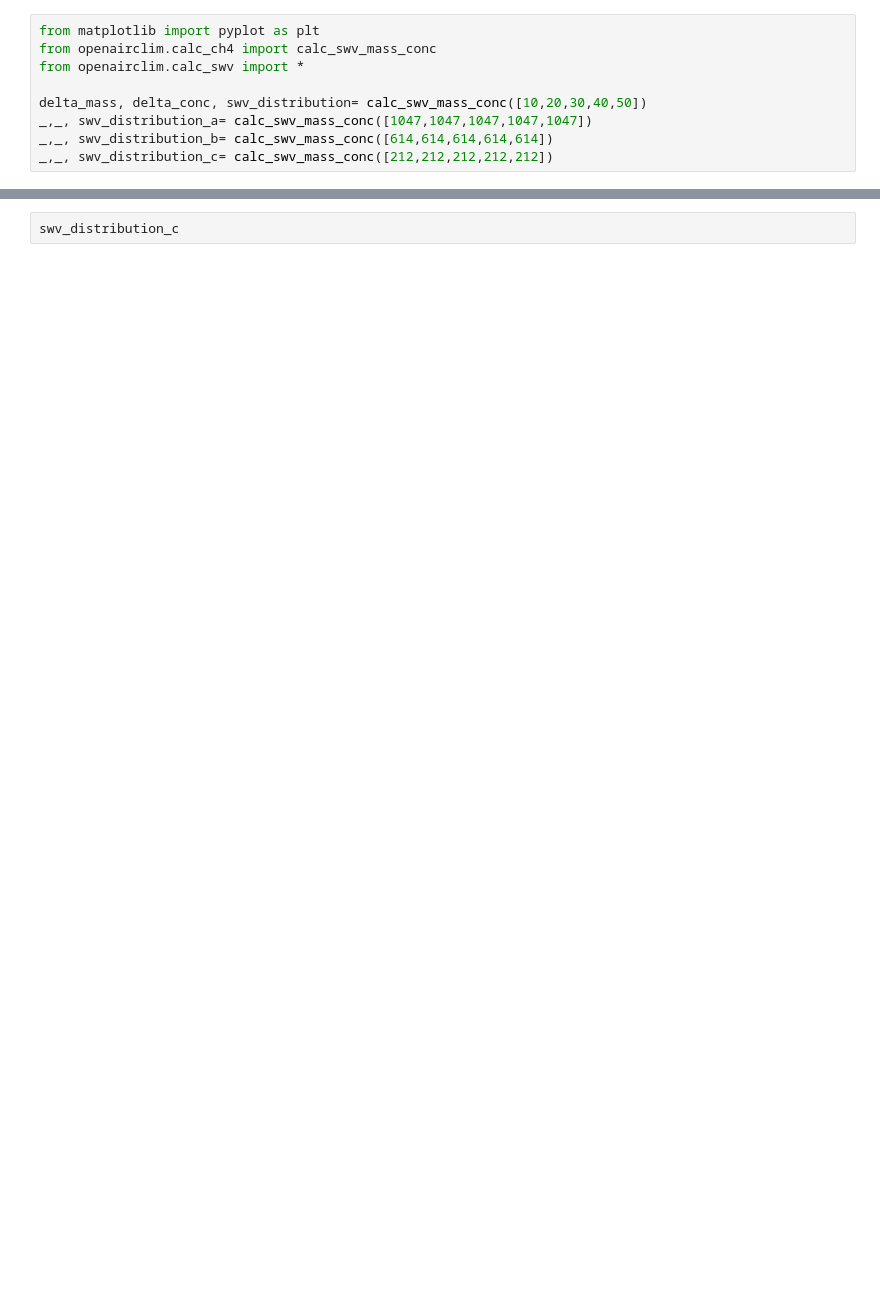
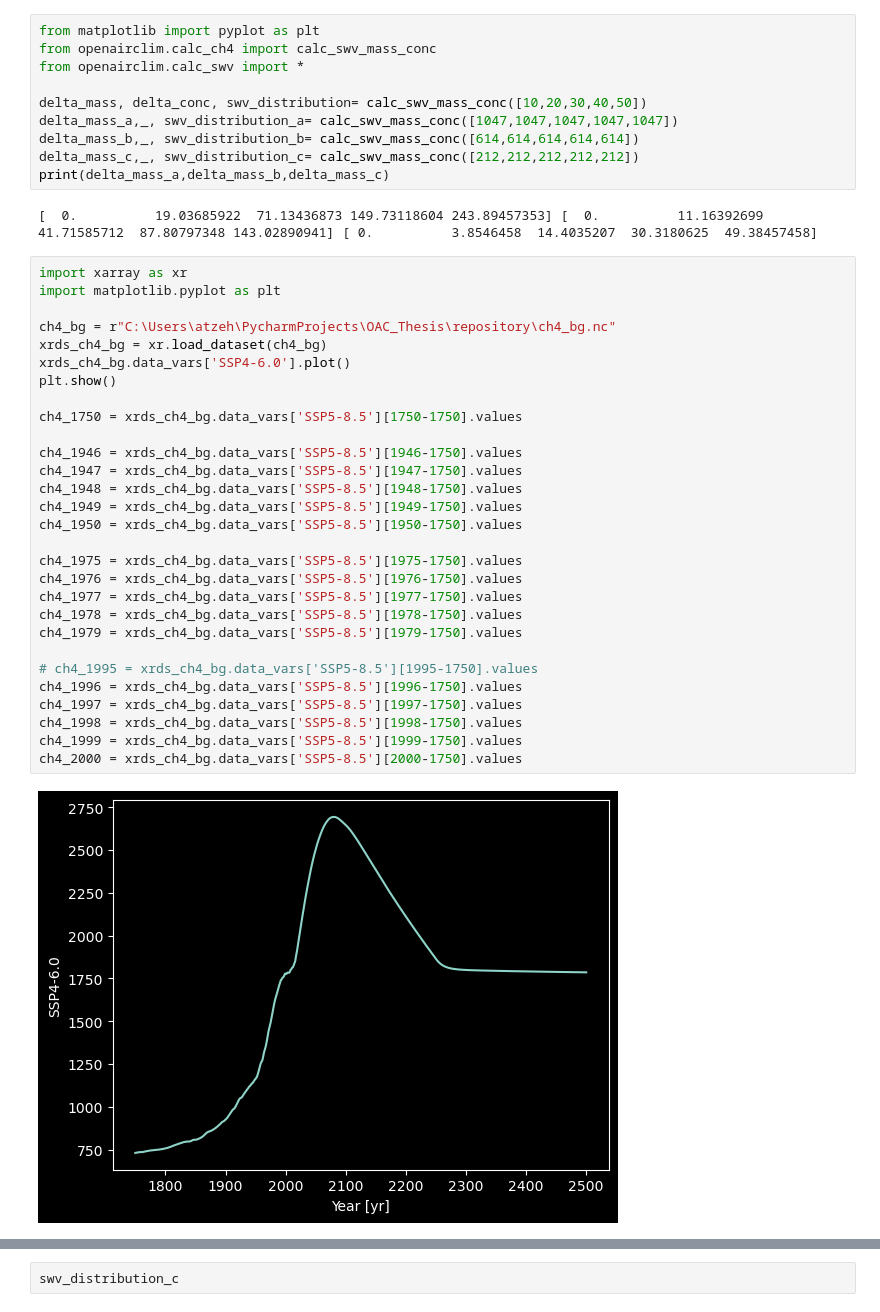
Before and after one commit to atzeharmsen/sandbox2, a Jupyter notebook: VandV/swv_distributions_myhre.ipynb, the cells around one changed output, grey strips where cells are left out. Cells and saved outputs as stored; diff of their text form; blank space fills up the shorter version.

```diff
--- a/VandV/swv_distributions_myhre.ipynb
+++ b/VandV/swv_distributions_myhre.ipynb
@@ -4,6 +4,40 @@ from openairclim.calc_ch4 import calc_swv_mass_conc
 from openairclim.calc_swv import *
 
 delta_mass, delta_conc, swv_distribution= calc_swv_mass_conc([10,20,30,40,50])
-_,_, swv_distribution_a= calc_swv_mass_conc([1047,1047,1047,1047,1047])
-_,_, swv_distribution_b= calc_swv_mass_conc([614,614,614,614,614])
-_,_, swv_distribution_c= calc_swv_mass_conc([212,212,212,212,212])
+delta_mass_a,_, swv_distribution_a= calc_swv_mass_conc([1047,1047,1047,1047,1047])
+delta_mass_b,_, swv_distribution_b= calc_swv_mass_conc([614,614,614,614,614])
+delta_mass_c,_, swv_distribution_c= calc_swv_mass_conc([212,212,212,212,212])
+print(delta_mass_a,delta_mass_b,delta_mass_c)
+# %% [output]
+[  0.          19.03685922  71.13436873 149.73118604 243.89457353] [  0.          11.16392699  41.71585712  87.80797348 143.02890941] [ 0.          3.8546458  14.4035207  30.3180625  49.38457458]
+# %%
+import xarray as xr
+import matplotlib.pyplot as plt
+
+ch4_bg = r"C:\Users\atzeh\PycharmProjects\OAC_Thesis\repository\ch4_bg.nc"
+xrds_ch4_bg = xr.load_dataset(ch4_bg)
+xrds_ch4_bg.data_vars['SSP4-6.0'].plot()
+plt.show()
+
+ch4_1750 = xrds_ch4_bg.data_vars['SSP5-8.5'][1750-1750].values
+
+ch4_1946 = xrds_ch4_bg.data_vars['SSP5-8.5'][1946-1750].values
+ch4_1947 = xrds_ch4_bg.data_vars['SSP5-8.5'][1947-1750].values
+ch4_1948 = xrds_ch4_bg.data_vars['SSP5-8.5'][1948-1750].values
+ch4_1949 = xrds_ch4_bg.data_vars['SSP5-8.5'][1949-1750].values
+ch4_1950 = xrds_ch4_bg.data_vars['SSP5-8.5'][1950-1750].values
+
+ch4_1975 = xrds_ch4_bg.data_vars['SSP5-8.5'][1975-1750].values
+ch4_1976 = xrds_ch4_bg.data_vars['SSP5-8.5'][1976-1750].values
+ch4_1977 = xrds_ch4_bg.data_vars['SSP5-8.5'][1977-1750].values
+ch4_1978 = xrds_ch4_bg.data_vars['SSP5-8.5'][1978-1750].values
+ch4_1979 = xrds_ch4_bg.data_vars['SSP5-8.5'][1979-1750].values
+
+# ch4_1995 = xrds_ch4_bg.data_vars['SSP5-8.5'][1995-1750].values
+ch4_1996 = xrds_ch4_bg.data_vars['SSP5-8.5'][1996-1750].values
+ch4_1997 = xrds_ch4_bg.data_vars['SSP5-8.5'][1997-1750].values
+ch4_1998 = xrds_ch4_bg.data_vars['SSP5-8.5'][1998-1750].values
+ch4_1999 = xrds_ch4_bg.data_vars['SSP5-8.5'][1999-1750].values
+ch4_2000 = xrds_ch4_bg.data_vars['SSP5-8.5'][2000-1750].values
+# %% [output]
+[figure, added]
```
Also changed, not shown: parts of 13 cells of this notebook, 10 other files.
